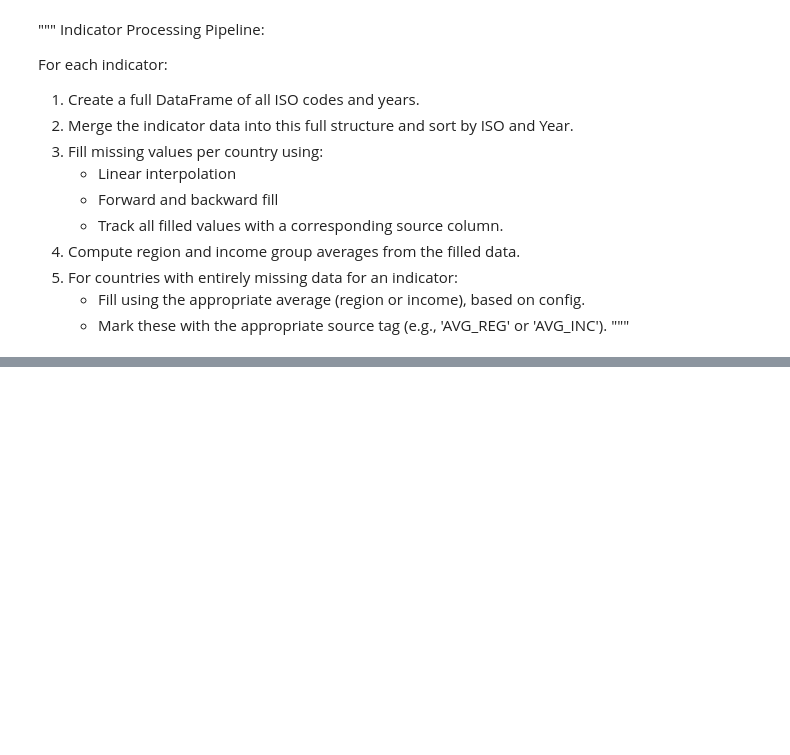
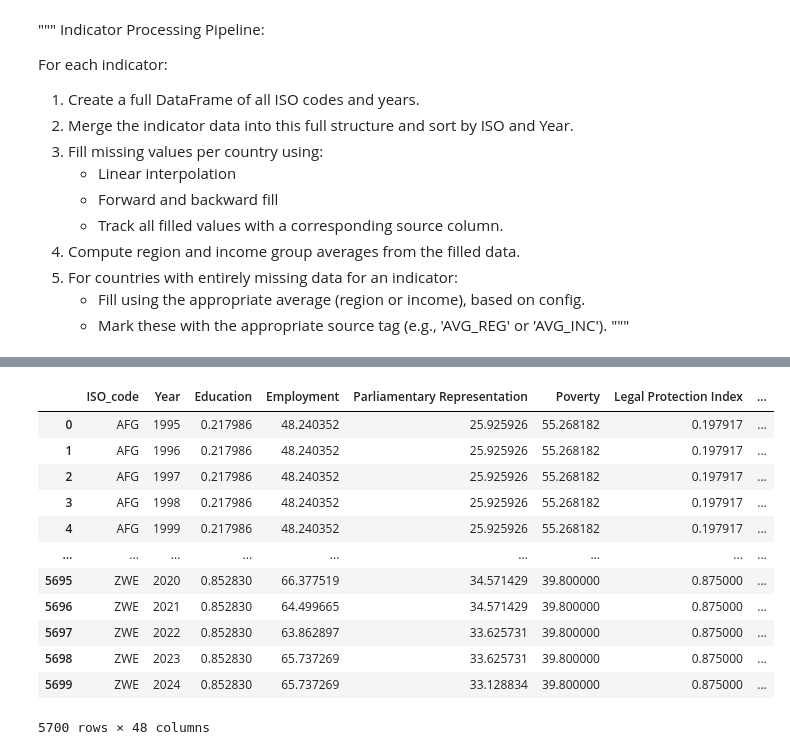
Before and after one commit to KatieBuc/WSI, a Jupyter notebook: notebooks/test.ipynb, the cells around one changed output, grey strips where cells are left out. Drawn from its saved outputs; the diff is of its cells as text; code cells hidden in the pictures; blank space fills up the shorter version.

Commit message:
added main file to run; completed baseline wsi computation to output csv

```diff
--- a/notebooks/test.ipynb
+++ b/notebooks/test.ipynb
@@ -184,0 +217,53 @@ calc WSI baseline (some are excluded)
+# %%
+from scipy.stats import gmean
+from wsi.config import INDICATORS
+import pandas as pd
+
+# --- Normalization helper ---
+def normalize_column(column: pd.Series) -> pd.Series:
+    """Normalize a pandas Series between 0 and 1."""
+    return (column - column.min()) / (column.max() - column.min()) if column.max() != column.min() else 0.5
+
+# --- Apply normalization and scoring ---
+def apply_indicator_scoring(df: pd.DataFrame) -> pd.DataFrame:
+    # Group indicators by dimension
+    dimension_groups = {}
+    for indicator, cfg in INDICATORS.items():
+        dimension = cfg["dimension"]
+        dimension_groups.setdefault(dimension, []).append(indicator)
+
+    # Normalize and possibly invert indicators
+    for indicator, cfg in INDICATORS.items():
+        col_score = f"{indicator} (score)"
+        df[col_score] = normalize_column(df[indicator])
+        if cfg["invert"]:
+            df[col_score] = 1 - df[col_score]
+
+    # Calculate dimension scores
+    for dimension, indicators in dimension_groups.items():
+        score_cols = [f"{indicator} (score)" for indicator in indicators]
+        df[dimension] = df[score_cols].mean(axis=1)
+
+    # Calculate composite index: geometric mean of available dimensions
+    score_columns = ['Equity', 'Protection', 'Resilience']
+    df["WSI (Baseline)"] = df[score_columns].apply(lambda row: gmean(row.dropna()) if not row.isnull().all() else pd.NA, axis=1)
+
+    return df
+# %%
+df_scored = apply_indicator_scoring(df)
+df_scored["Economy"] = df_scored["ISO_code"].map(ALL_ISO_NAME)
+df_scored
+# %% [output]
+|  | ISO_code | Year | Education | Employment | Parliamentary Representation | Poverty | Legal Protection Index | ... |
+| 0 | AFG | 1995 | 0.217986 | 48.240352 | 25.925926 | 55.268182 | 0.197917 | ... |
+| 1 | AFG | 1996 | 0.217986 | 48.240352 | 25.925926 | 55.268182 | 0.197917 | ... |
+| 2 | AFG | 1997 | 0.217986 | 48.240352 | 25.925926 | 55.268182 | 0.197917 | ... |
+| 3 | AFG | 1998 | 0.217986 | 48.240352 | 25.925926 | 55.268182 | 0.197917 | ... |
+| 4 | AFG | 1999 | 0.217986 | 48.240352 | 25.925926 | 55.268182 | 0.197917 | ... |
+| ... | ... | ... | ... | ... | ... | ... | ... | ... |
+| 5695 | ZWE | 2020 | 0.852830 | 66.377519 | 34.571429 | 39.800000 | 0.875000 | ... |
+| 5696 | ZWE | 2021 | 0.852830 | 64.499665 | 34.571429 | 39.800000 | 0.875000 | ... |
+| 5697 | ZWE | 2022 | 0.852830 | 63.862897 | 33.625731 | 39.800000 | 0.875000 | ... |
+| 5698 | ZWE | 2023 | 0.852830 | 65.737269 | 33.625731 | 39.800000 | 0.875000 | ... |
+| 5699 | ZWE | 2024 | 0.852830 | 65.737269 | 33.128834 | 39.800000 | 0.875000 | ... |
+5700 rows × 48 columns
```
Also changed, not shown: parts of 9 cells of this notebook, 10 other files.
